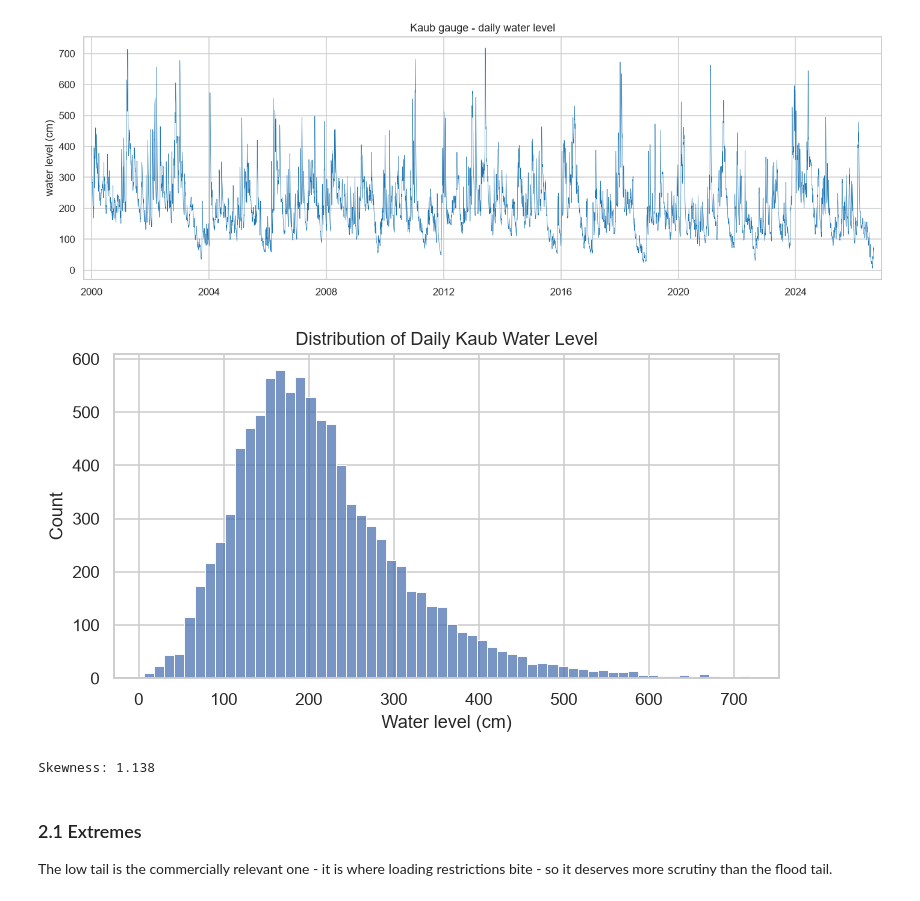
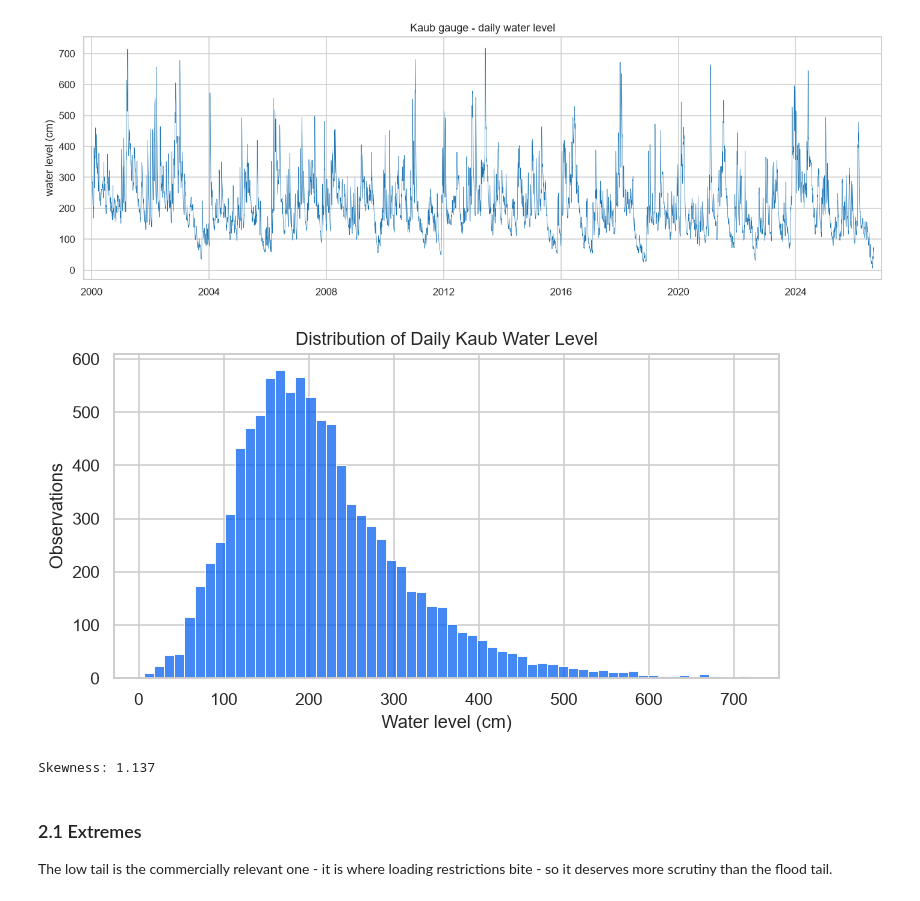
Before and after one commit to PrithviHe/Rhine-cargo-advisor, a Jupyter notebook: notebooks/03_eda.ipynb, the cells around one changed output. Drawn from its saved outputs; the diff is of its cells as text; code cells hidden in the pictures.

```diff
--- a/notebooks/02_eda.ipynb
+++ b/notebooks/03_eda.ipynb
@@ -182,24 +182,24 @@ plt.show()
 # %%
 # Distribution of water level
 plt.figure(figsize=(7, 4))
 
 sns.histplot(
     df[TARGET],
     bins=60,
-    color="#4c72b0"
+    color="#065fef"
 )
 
 plt.title("Distribution of Daily Kaub Water Level")
 plt.xlabel("Water level (cm)")
-plt.ylabel("Count")
+plt.ylabel("Observations")
 
 plt.tight_layout()
 plt.show()
 
 print(f"Skewness: {df[TARGET].skew():.3f}")
 # %% [output]
-[figure, old version]
+[figure, new version]
-Skewness: 1.138
+Skewness: 1.137
 # %% [markdown]
 ### 2.1 Extremes
 
```
Also changed, not shown: parts of 4 cells of this notebook, 14 other files.
